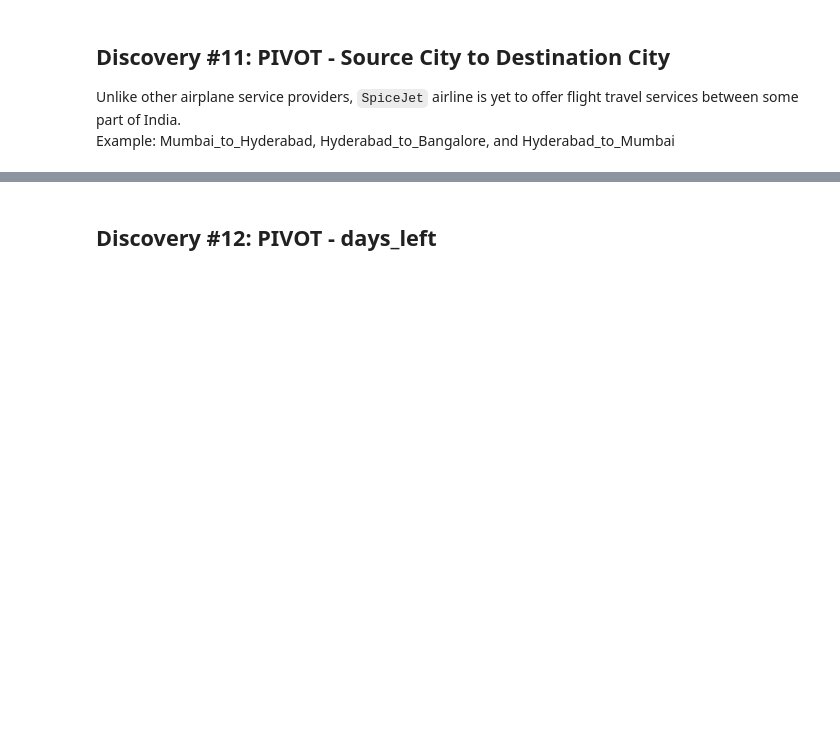
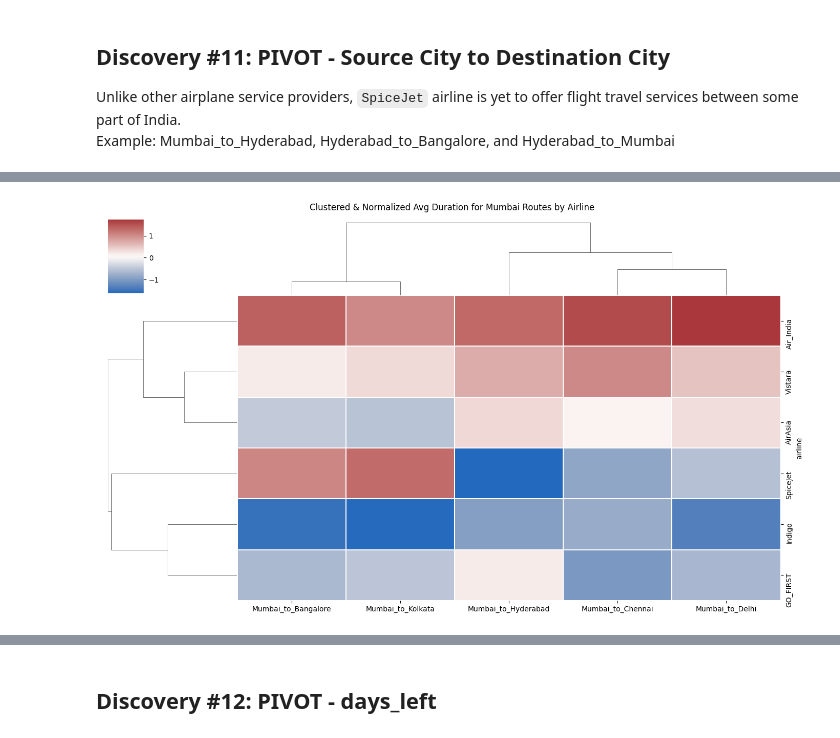
Before and after one commit to flynn-ky-t2/kaggle_f., a Jupyter notebook: flight-price-prediction-coding-practice.ipynb, the cells around one changed output, grey strips where cells are left out. Saved outputs shown, nothing was run; the diff lists cells and outputs as text; code cells hidden in the pictures; blank space fills up the shorter version.

```diff
--- a/flight-price-prediction-coding-practice.ipynb
+++ b/flight-price-prediction-coding-practice.ipynb
@@ -401,3 +426,13 @@ GROUP BY airline;
 ## Discovery #11: PIVOT - Source City to Destination City
 Unlike other airplane service providers, `SpiceJet` airline is yet to offer flight travel services between some part of India. <br>
 Example: Mumbai_to_Hyderabad, Hyderabad_to_Bangalore, and Hyderabad_to_Mumbai
+# %%
+df = duckdb.sql("""
+PIVOT (SELECT * FROM test WHERE source_city = 'Mumbai')
+ON source_city || '_to_' || destination_city
+USING ROUND(avg(duration),3)
+GROUP BY airline
+ORDER BY airline DESC;
+""").df()
+
+print(df)
@@ -403,0 +455,4 @@ Example: Mumbai_to_Hyderabad, Hyderabad_to_Bangalore, and Hyderabad_to_Mumbai
+# %%
+pivot = df.set_index("airline")
+pivot = pivot.apply(pd.to_numeric, errors="coerce").fillna(0)
+pivot.head()
@@ -403,0 +467,24 @@ Example: Mumbai_to_Hyderabad, Hyderabad_to_Bangalore, and Hyderabad_to_Mumbai
+# %%
+from sklearn.preprocessing import StandardScaler
+
+scaler = StandardScaler()
+pivot_norm = pd.DataFrame(
+    scaler.fit_transform(pivot),
+    index=pivot.index,
+    columns=pivot.columns
+)
+
+import seaborn as sns
+import matplotlib.pyplot as plt
+
+sns.clustermap(
+    pivot_norm,
+    cmap="vlag",
+    linewidths=0.3,
+    figsize=(14, 8)
+)
+
+plt.suptitle("Clustered & Normalized Avg Duration for Mumbai Routes by Airline", y=1.02)
+plt.show()
+# %% [output]
+[figure, added]
```
Also changed, not shown: parts of 43 cells of this notebook.
